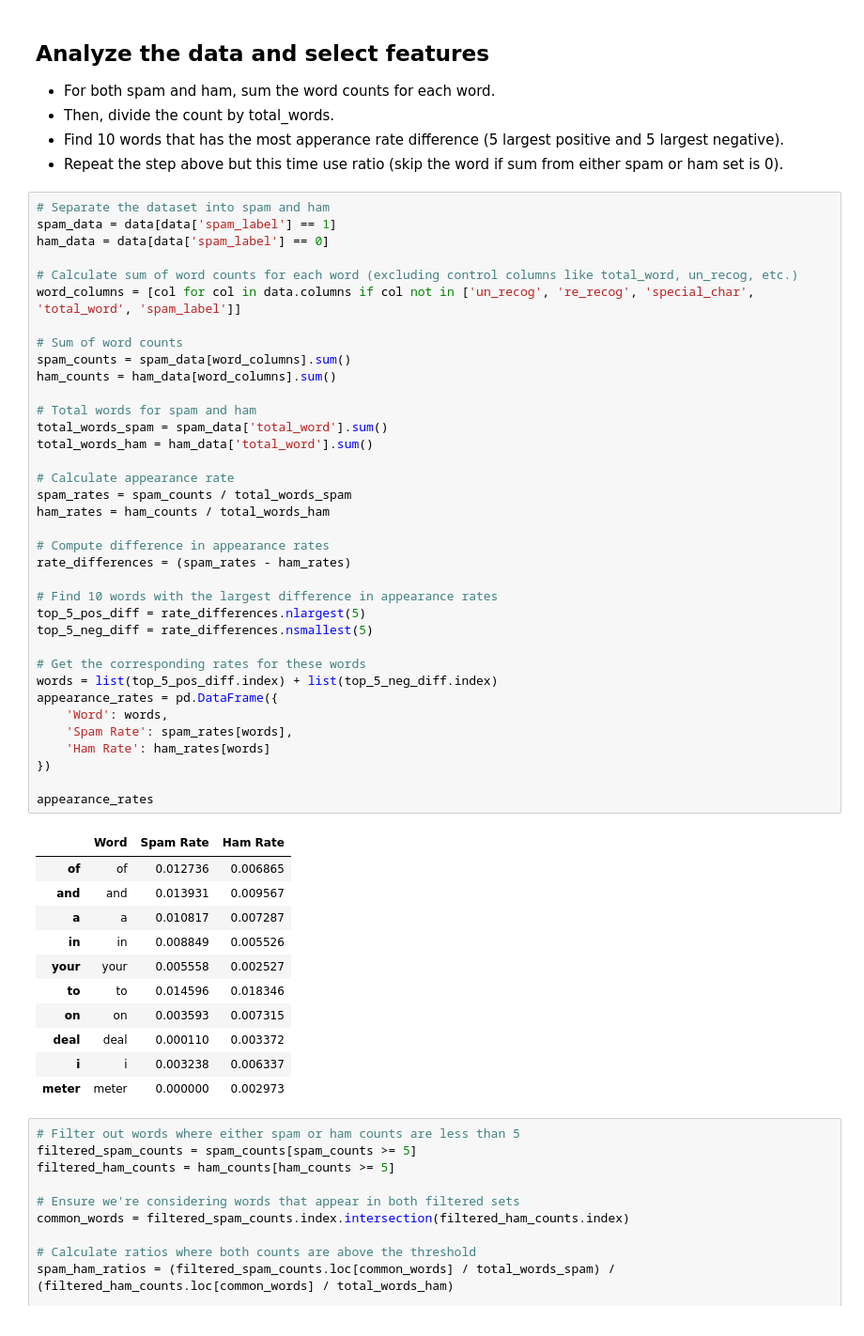
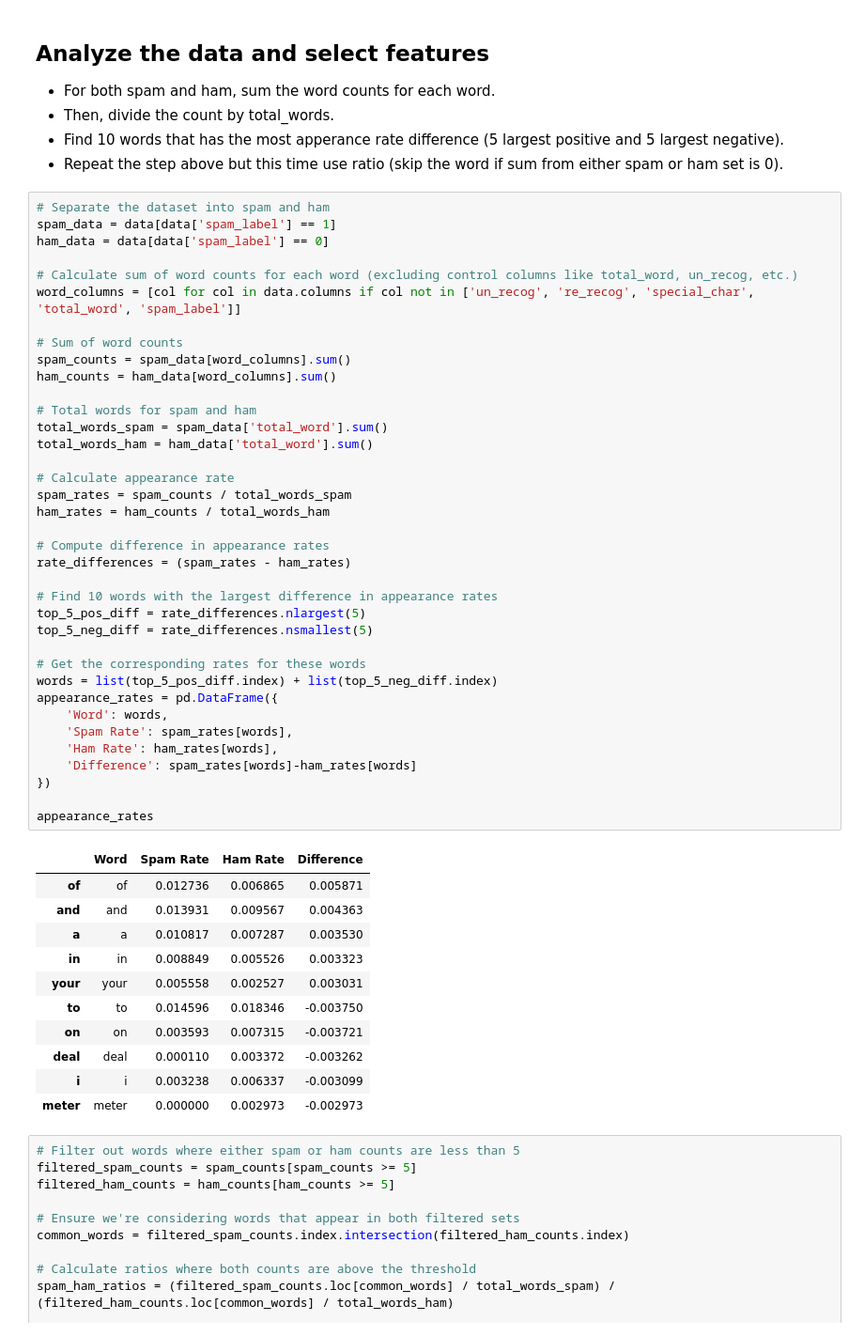
Before and after one commit to guoyizhou01/EmailSpamDetection, a Jupyter notebook: learning.ipynb, the cells around one changed output. Shown at 94% size. Cells and saved outputs as stored; diff of their text form.

```diff
--- a/learning.ipynb
+++ b/learning.ipynb
@@ -99,45 +99,46 @@ ham_data = data[data['spam_label'] == 0]
 word_columns = [col for col in data.columns if col not in ['un_recog', 're_recog', 'special_char', 'total_word', 'spam_label']]
 
 # Sum of word counts
 spam_counts = spam_data[word_columns].sum()
 ham_counts = ham_data[word_columns].sum()
 
 # Total words for spam and ham
 total_words_spam = spam_data['total_word'].sum()
 total_words_ham = ham_data['total_word'].sum()
 
 # Calculate appearance rate
 spam_rates = spam_counts / total_words_spam
 ham_rates = ham_counts / total_words_ham
 
 # Compute difference in appearance rates
 rate_differences = (spam_rates - ham_rates)
 
 # Find 10 words with the largest difference in appearance rates
 top_5_pos_diff = rate_differences.nlargest(5)
 top_5_neg_diff = rate_differences.nsmallest(5)
 
 # Get the corresponding rates for these words
 words = list(top_5_pos_diff.index) + list(top_5_neg_diff.index)
 appearance_rates = pd.DataFrame({
     'Word': words,
     'Spam Rate': spam_rates[words],
-    'Ham Rate': ham_rates[words]
+    'Ham Rate': ham_rates[words],
+    'Difference': spam_rates[words]-ham_rates[words]
 })
 
 appearance_rates
 # %% [output]
-|  | Word | Spam Rate | Ham Rate |
-| of | of | 0.012736 | 0.006865 |
-| and | and | 0.013931 | 0.009567 |
-| a | a | 0.010817 | 0.007287 |
-| in | in | 0.008849 | 0.005526 |
-| your | your | 0.005558 | 0.002527 |
-| to | to | 0.014596 | 0.018346 |
-| on | on | 0.003593 | 0.007315 |
-| deal | deal | 0.000110 | 0.003372 |
-| i | i | 0.003238 | 0.006337 |
-| meter | meter | 0.000000 | 0.002973 |
+|  | Word | Spam Rate | Ham Rate | Difference |
+| of | of | 0.012736 | 0.006865 | 0.005871 |
+| and | and | 0.013931 | 0.009567 | 0.004363 |
+| a | a | 0.010817 | 0.007287 | 0.003530 |
+| in | in | 0.008849 | 0.005526 | 0.003323 |
+| your | your | 0.005558 | 0.002527 | 0.003031 |
+| to | to | 0.014596 | 0.018346 | -0.003750 |
+| on | on | 0.003593 | 0.007315 | -0.003721 |
+| deal | deal | 0.000110 | 0.003372 | -0.003262 |
+| i | i | 0.003238 | 0.006337 | -0.003099 |
+| meter | meter | 0.000000 | 0.002973 | -0.002973 |
 # %%
 # Filter out words where either spam or ham counts are less than 5
 filtered_spam_counts = spam_counts[spam_counts >= 5]
```
Also changed, not shown: parts of 7 cells of this notebook.
